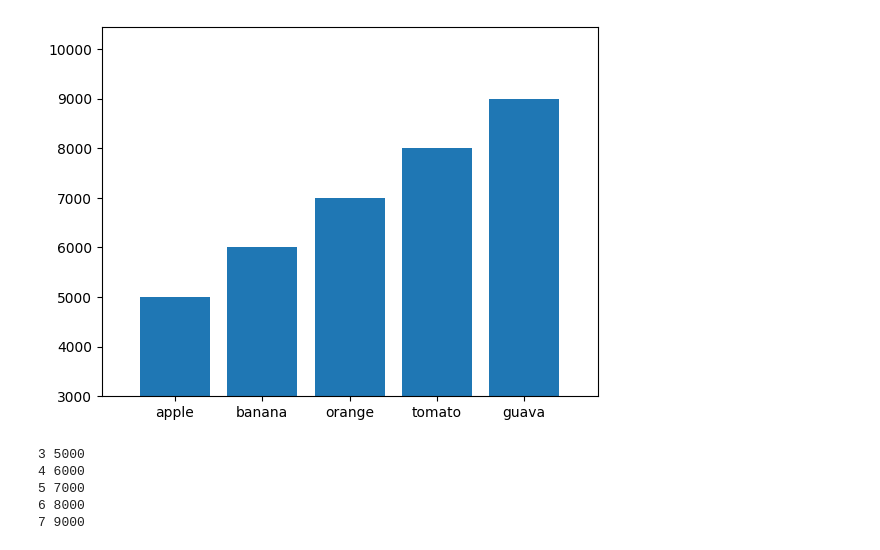
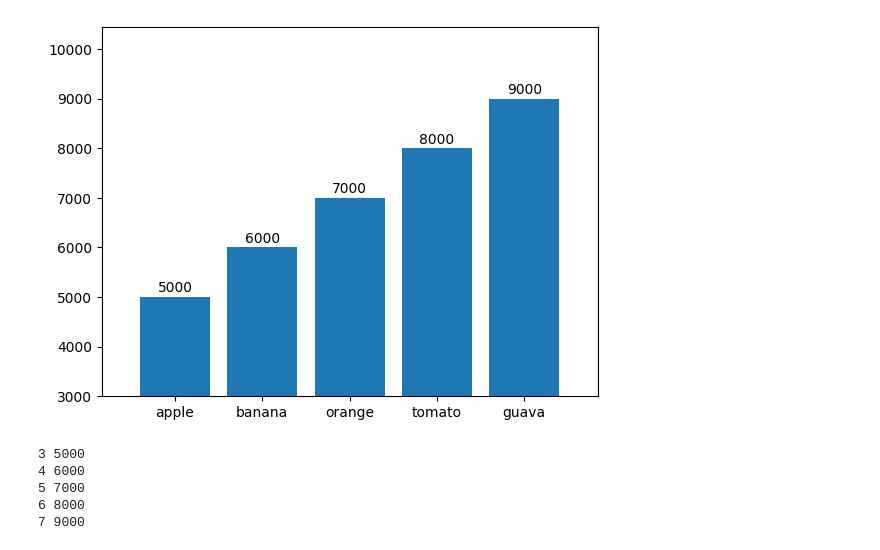
Before and after one commit to charlywang11/2024_05_05_sunday, a Jupyter notebook: lesson14/lesson14_2.ipynb, the cells around one changed output. Drawn from its saved outputs; the diff is of its cells as text; code cells hidden in the pictures.

```diff
--- a/lesson14/lesson14_2.ipynb
+++ b/lesson14/lesson14_2.ipynb
@@ -1,23 +1,27 @@
 # %%
 import matplotlib.pyplot as plt
 
 index = [3, 4, 5, 6, 7]
 subject = ['apple', 'banana', 'orange', 'tomato', 'guava']
 values = [5000, 6000, 7000, 8000, 9000]
 
 figure = plt.figure()
 axes = figure.add_subplot(1,1,1)
 axes.bar(index,values)
 axes.set_xticks(index,labels=subject)
+
+for x,y in zip(index,values):
+    axes.annotate(str(y),(x-0.2,y+100))
+
 xmin, xmax, ymin, ymax = axes.axis()
 xmin -= 0.2
 xmax += 0.2
 ymin = 3000
 ymax += 1000
 axes.axis(xmin=xmin,xmax=xmax,ymin=ymin,ymax=ymax)
 plt.show()
 # %% [output]
-[figure, old version]
+[figure, new version]
 # %%
 index = [3, 4, 5, 6, 7]
 values = [5000, 6000, 7000, 8000, 9000]
```
Also changed, not shown: parts of 1 cell of this notebook.
